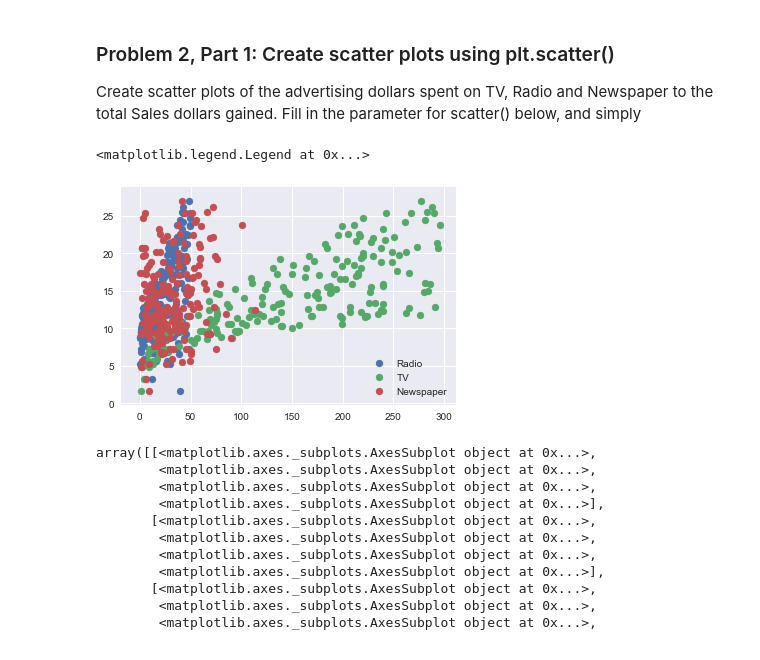
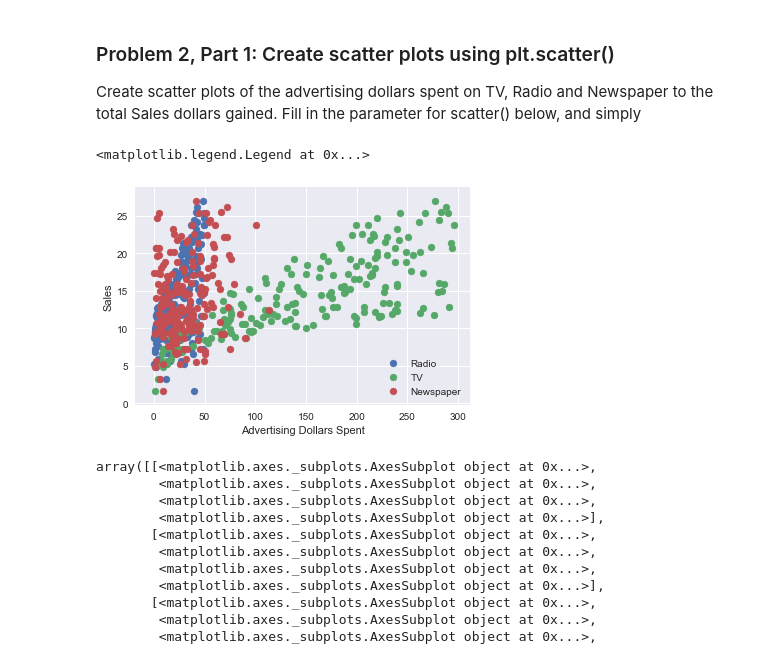
Before and after one commit to Columbia-Intro-Data-Science/python-introduction-miqu4321, a Jupyter notebook: Homework1_mysolutions.ipynb, the cells around one changed output. Cells and saved outputs as stored; diff of their text form; code cells hidden in the pictures.

```diff
--- a/Homework1_mysolutions.ipynb
+++ b/Homework1_mysolutions.ipynb
@@ -92,11 +92,13 @@ Create scatter plots of the advertising dollars spent on TV, Radio and Newspaper
 # %%
 plt.scatter(df['radio'], df['sales'], label='Radio')
 plt.scatter(df['TV'], df['sales'], label='TV')
 plt.scatter(df['newspaper'], df['sales'], label='Newspaper')
+plt.ylabel('Sales')
+plt.xlabel('Advertising Dollars Spent')
 plt.legend()
 # %% [output]
 <matplotlib.legend.Legend at 0x...>
-[figure, old version]
+[figure, new version]
 # %%
 # Deprecated in pandas 3.6 from pandas.tools.plotting import scatter_matrix
 from pandas.plotting import scatter_matrix
```
Also changed, not shown: parts of 5 cells of this notebook.
